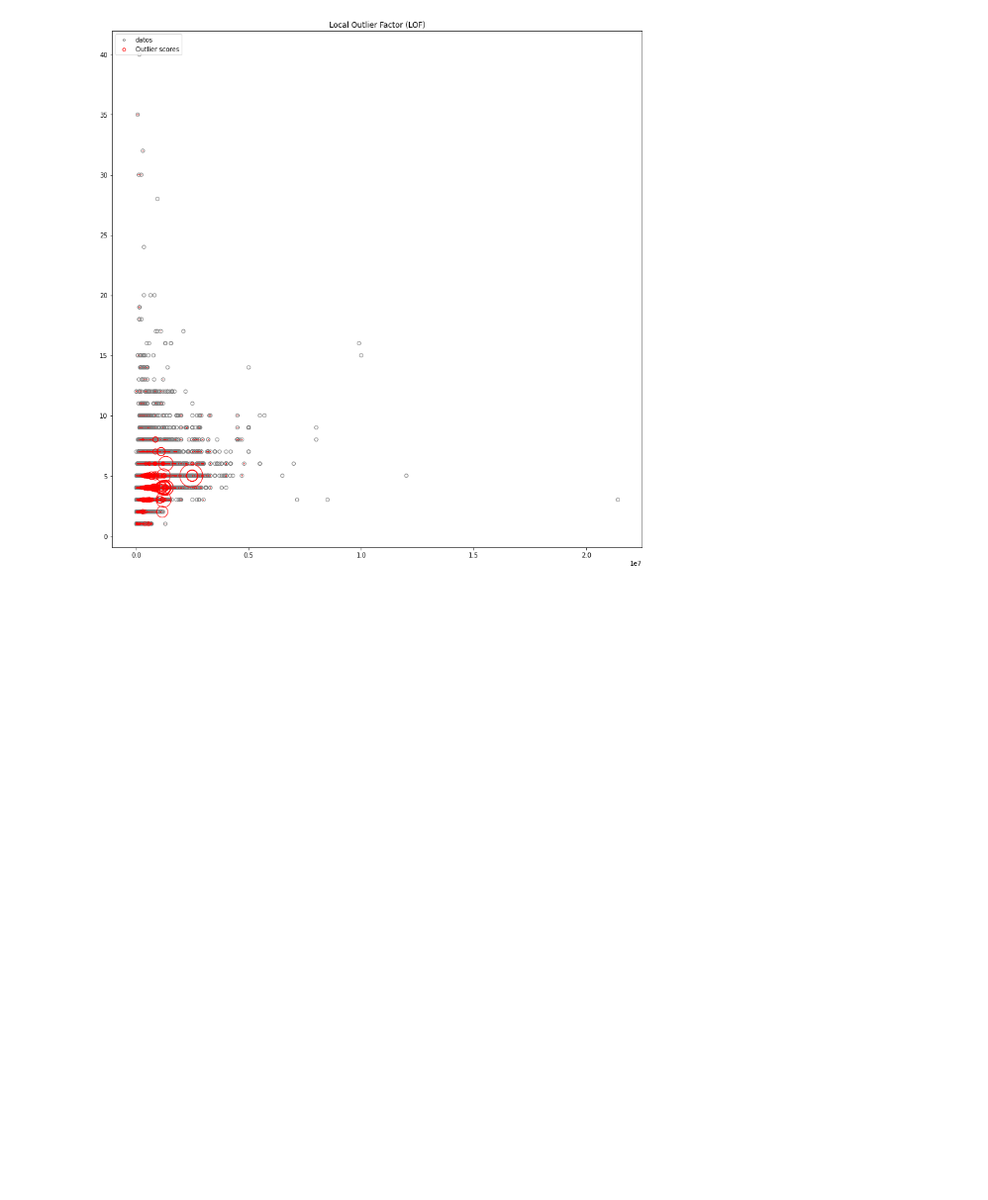
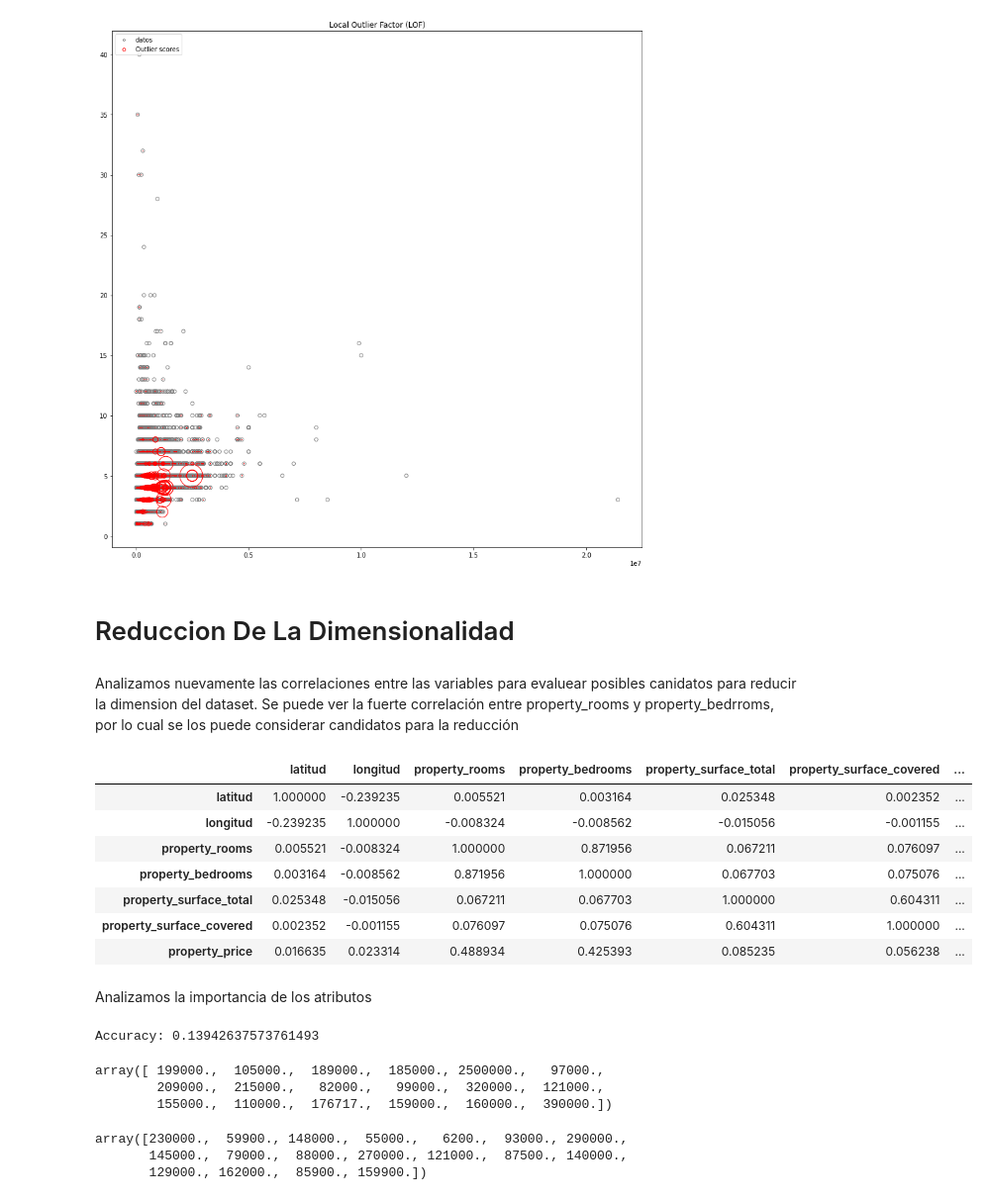
Before and after one commit to Fanusaez/7506R-2C2022-GRUPO13, a Jupyter notebook: 7506R_TP1_GRUPO13_ENTREGA.ipynb, the cells around one changed output. Shown at 99% size. Cells and saved outputs as stored; diff of their text form; code cells hidden in the pictures; blank space fills up the shorter version.

Commit message:
Avance reducción de la dimensionalidad

```diff
--- a/7506R_TP1_GRUPO13_ENTREGA.ipynb
+++ b/7506R_TP1_GRUPO13_ENTREGA.ipynb
@@ -629,3 +629,5 @@ legend.legendHandles[0]._sizes = [10]
 legend.legendHandles[1]._sizes = [20]
 # %% [output]
 [figure]
+# %% [markdown]
+# Reduccion De La Dimensionalidad
@@ -631,0 +636,60 @@ legend.legendHandles[1]._sizes = [20]
+# %% [markdown]
+Analizamos nuevamente las correlaciones entre las variables para evaluear posibles canidatos para reducir la dimension del dataset. Se puede ver la fuerte correlación entre property_rooms y property_bedrroms, por lo cual se los puede considerar candidatos para la reducción
+# %%
+ds_prop_filtrado.corr()
+# %% [output]
+|  | latitud | longitud | property_rooms | property_bedrooms | property_surface_total | property_surface_covered | ... |
+| latitud | 1.000000 | -0.239235 | 0.005521 | 0.003164 | 0.025348 | 0.002352 | ... |
+| longitud | -0.239235 | 1.000000 | -0.008324 | -0.008562 | -0.015056 | -0.001155 | ... |
+| property_rooms | 0.005521 | -0.008324 | 1.000000 | 0.871956 | 0.067211 | 0.076097 | ... |
+| property_bedrooms | 0.003164 | -0.008562 | 0.871956 | 1.000000 | 0.067703 | 0.075076 | ... |
+| property_surface_total | 0.025348 | -0.015056 | 0.067211 | 0.067703 | 1.000000 | 0.604311 | ... |
+| property_surface_covered | 0.002352 | -0.001155 | 0.076097 | 0.075076 | 0.604311 | 1.000000 | ... |
+| property_price | 0.016635 | 0.023314 | 0.488934 | 0.425393 | 0.085235 | 0.056238 | ... |
+# %% [markdown]
+Analizamos la importancia de los atributos
+# %%
+ds_prop_filtrado_arbol = ds_prop_filtrado.dropna()
+
+#One Hot Encoding para variables categoricas
+variables_reemplazadas = ["place_l2", "place_l3", "operation"]
+ds_prop_filtrado_arbol = pd.get_dummies(ds_prop_filtrado_arbol, columns=variables_reemplazadas, drop_first=True)
+
+#Creo dataset con los features que se van a usar para clasificar
+variables_eliminadas = ['property_price', 'property_title', "property_type", "property_currency", "created_on", "start_date", "end_date"]
+ds_prop_filtrado_x = ds_prop_filtrado_arbol.drop(variables_eliminadas, axis='columns', inplace=False)
+
+#Creo dataset con la variable target
+ds_prop_filtrado_y = ds_prop_filtrado_arbol['property_price'].copy()
+
+
+x_train, x_test, y_train, y_test = train_test_split(ds_prop_filtrado_x,
+                                                    ds_prop_filtrado_y,
+                                                    test_size=0.1, #proporción 90/10
+                                                    random_state=2) #semilla
+
+tree_model = tree.DecisionTreeClassifier(criterion="entropy",max_depth=20, min_samples_leaf=5)
+
+#Entrenamos el modelo
+model = tree_model.fit(X=x_train, y=y_train)
+y_pred = model.predict(x_test)
+
+#Calculamos las métricas en el conjunto de evaluación
+accuracy=accuracy_score(y_test, y_pred)
+print("Accuracy: " + str(accuracy))
+# %% [output]
+Accuracy: 0.13942637573761493
+# %%
+#Muestra valores reales
+y_test.values[:18]
+# %% [output]
+array([ 199000.,  105000.,  189000.,  185000., 2500000.,   97000.,
+        209000.,  215000.,   82000.,   99000.,  320000.,  121000.,
+        155000.,  110000.,  176717.,  159000.,  160000.,  390000.])
+# %%
+#Muestra valores_predecidos
+y_pred[:18]
+# %% [output]
+array([230000.,  59900., 148000.,  55000.,   6200.,  93000., 290000.,
+       145000.,  79000.,  88000., 270000., 121000.,  87500., 140000.,
+       129000., 162000.,  85900., 159900.])
```
Also changed, not shown: parts of 8 cells of this notebook.
